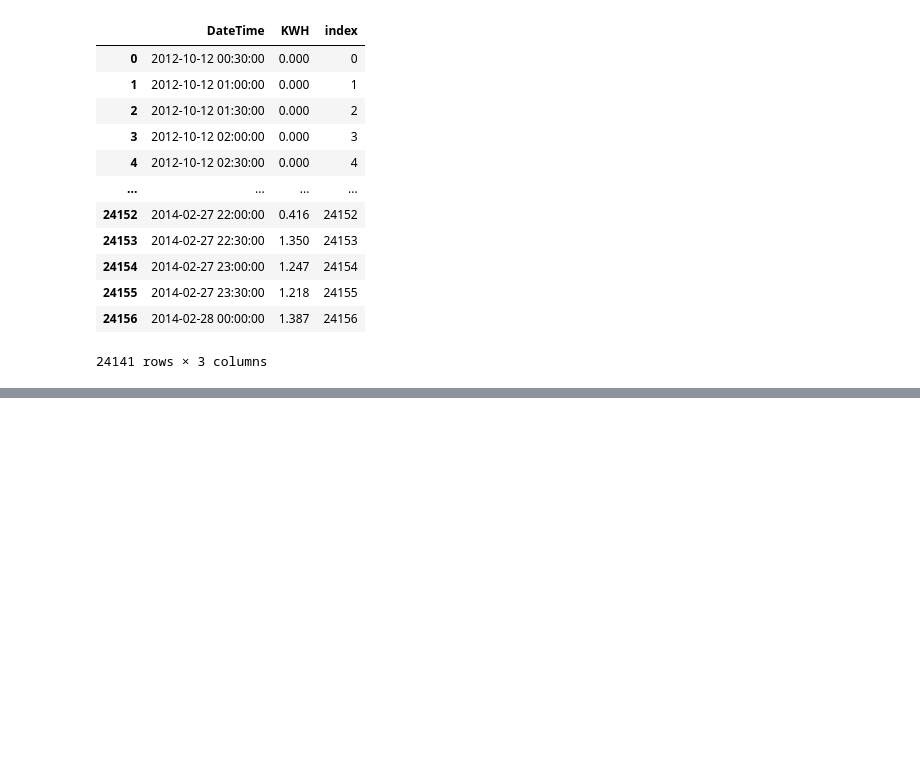
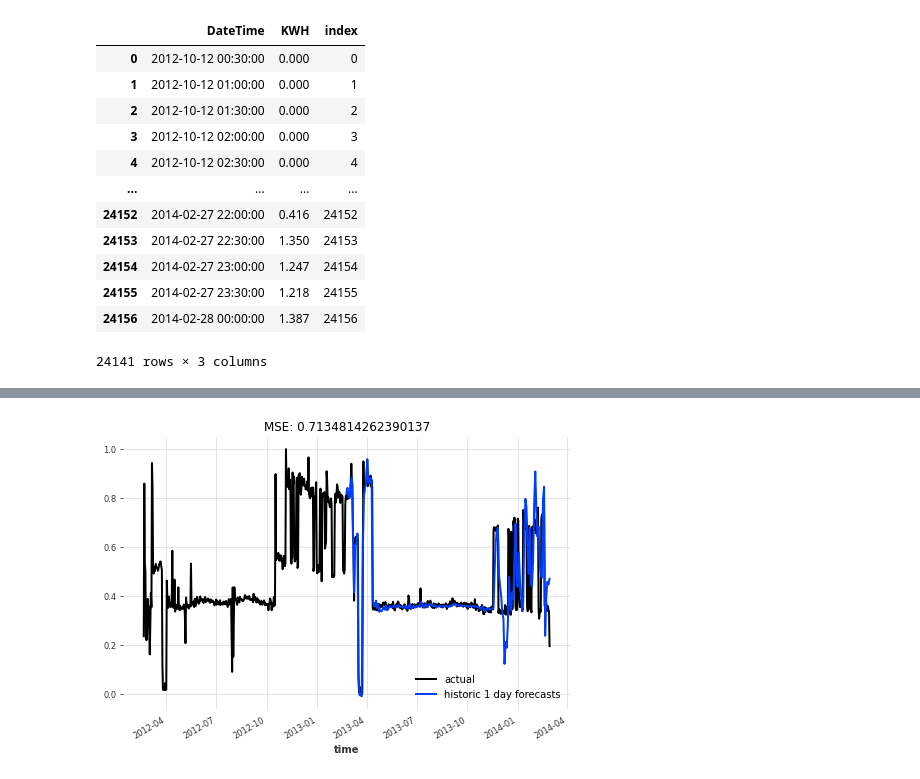
Before and after one commit to timmermansjoy/Energy-Research, a Jupyter notebook: notebooks/darts/darts.ipynb, the cells around one changed output, grey strips where cells are left out. Cells and saved outputs as stored; diff of their text form; code cells hidden in the pictures; blank space fills up the shorter version.

```diff
--- a/notebooks/darts/darts.ipynb
+++ b/notebooks/darts/darts.ipynb
@@ -74,12 +89,17 @@ model_nbeats = NBEATSModel(
     generic_architecture=True,
     num_stacks=10,
     num_blocks=1,
-    num_layers=4,
+    num_layers=3,
     layer_widths=512,
-    n_epochs=100,
+    n_epochs=200,
     nr_epochs_val_period=1,
-    batch_size=800,
+    batch_size=200,
     model_name="nbeats_run",
+    pl_trainer_kwargs={
+      "accelerator": "gpu",
+      "devices": 2,
+      "strategy": "dp"
+    },
 )
 # %%
-model_nbeats.fit(series_1, val_series=series_2, verbose=True)
+model_nbeats.fit(train, val_series=val, verbose=True)
@@ -86,10 +128,19 @@ model_nbeats.fit(series_1, val_series=series_2, verbose=True)
+# %%
+def display_forecast(pred_series, ts_transformed, forecast_type, start_date=None):
+    plt.figure(figsize=(8, 5))
+    if start_date:
+        ts_transformed = ts_transformed.drop_before(start_date)
+    ts_transformed.univariate_component(0).plot(label="actual")
+    pred_series.plot(label=("historic " + forecast_type + " forecasts"))
+    plt.title(
+        f"MSE: {r2_score(ts_transformed.univariate_component(0), pred_series)}"
+    )
+    plt.legend()
 # %%
 pred_series = model_nbeats.historical_forecasts(
     series,
-    forecast_horizon=7,
-    stride=5,
+    forecast_horizon=1,
+    stride=2,
     retrain=False,
     verbose=True,
 )
-
-display_forecast(pred_series, series,)
@@ -113,0 +161,4 @@ model Prophet obtains MAPE: 78.93%
+# %%
+display_forecast(pred_series, series, "1 day")
+# %% [output]
+[figure, added]
```
Also changed, not shown: parts of 15 cells of this notebook, 6 other files.
